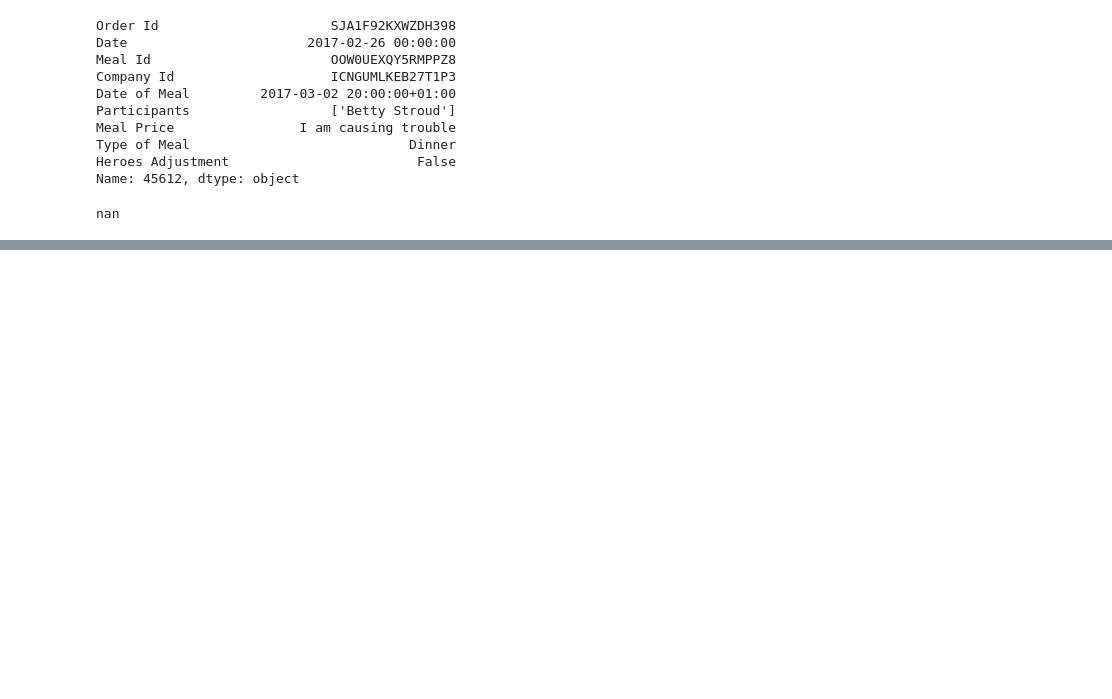
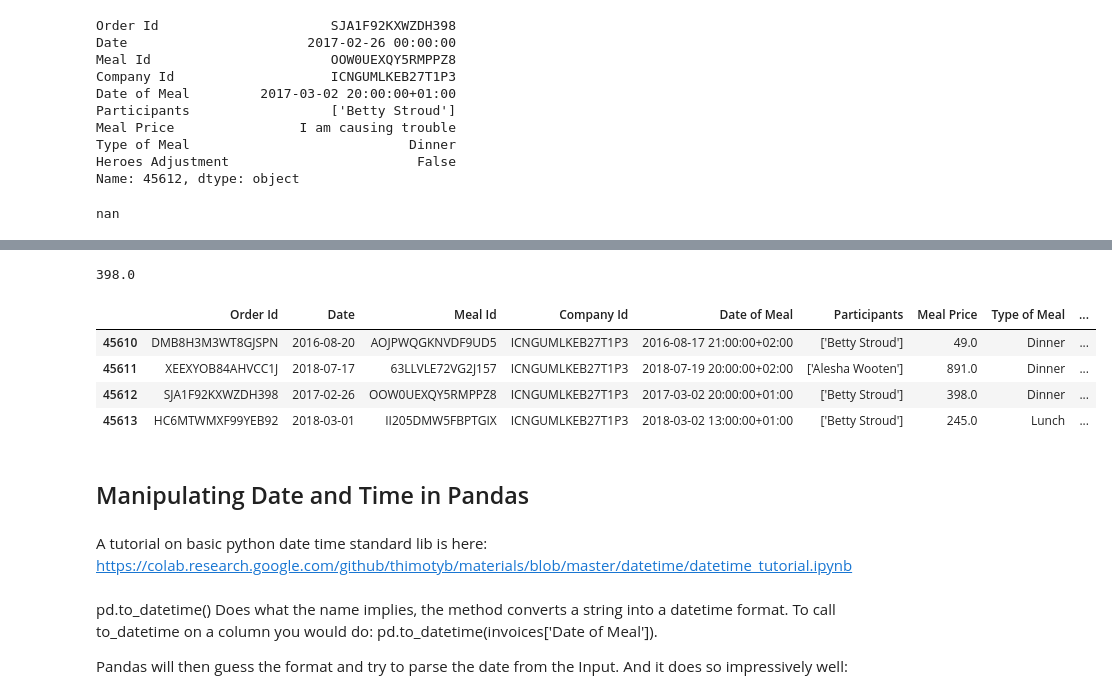
Before and after one commit to RedOx22/real-world-machine-learning, a Jupyter notebook: pandas_advanced_techniques.ipynb, the cells around one changed output, grey strips where cells are left out. Drawn from its saved outputs; the diff is of its cells as text; code cells hidden in the pictures; blank space fills up the shorter version.

```diff
--- a/pandas_advanced_techniques.ipynb
+++ b/pandas_advanced_techniques.ipynb
@@ -161,0 +180,21 @@ nan
+# %%
+print(invoices['Meal Price'].median())
+invoices.iloc[45610:45614]
+# %% [output]
+398.0
+|  | Order Id | Date | Meal Id | Company Id | Date of Meal | Participants | Meal Price | Type of Meal | ... |
+| 45610 | DMB8H3M3WT8GJSPN | 2016-08-20 | AOJPWQGKNVDF9UD5 | ICNGUMLKEB27T1P3 | 2016-08-17 21:00:00+02:00 | ['Betty Stroud'] | 49.0 | Dinner | ... |
+| 45611 | XEEXYOB84AHVCC1J | 2018-07-17 | 63LLVLE72VG2J157 | ICNGUMLKEB27T1P3 | 2018-07-19 20:00:00+02:00 | ['Alesha Wooten'] | 891.0 | Dinner | ... |
+| 45612 | SJA1F92KXWZDH398 | 2017-02-26 | OOW0UEXQY5RMPPZ8 | ICNGUMLKEB27T1P3 | 2017-03-02 20:00:00+01:00 | ['Betty Stroud'] | 398.0 | Dinner | ... |
+| 45613 | HC6MTWMXF99YEB92 | 2018-03-01 | II205DMW5FBPTGIX | ICNGUMLKEB27T1P3 | 2018-03-02 13:00:00+01:00 | ['Betty Stroud'] | 245.0 | Lunch | ... |
+# %% [markdown]
+## Manipulating Date and Time in Pandas
+# %% [markdown]
+A tutorial on basic python date time standard lib is here:
+https://colab.research.google.com/github/thimotyb/materials/blob/master/datetime/datetime_tutorial.ipynb
+# %% [markdown]
+pd.to_datetime()
+Does what the name implies, the method converts a string into a datetime format. To call to_datetime on a column you would do:
+pd.to_datetime(invoices['Date of Meal']).
+
+Pandas will then guess the format and try to parse the date from the Input. And it does so impressively well:
```
Also changed, not shown: parts of 24 cells of this notebook.
